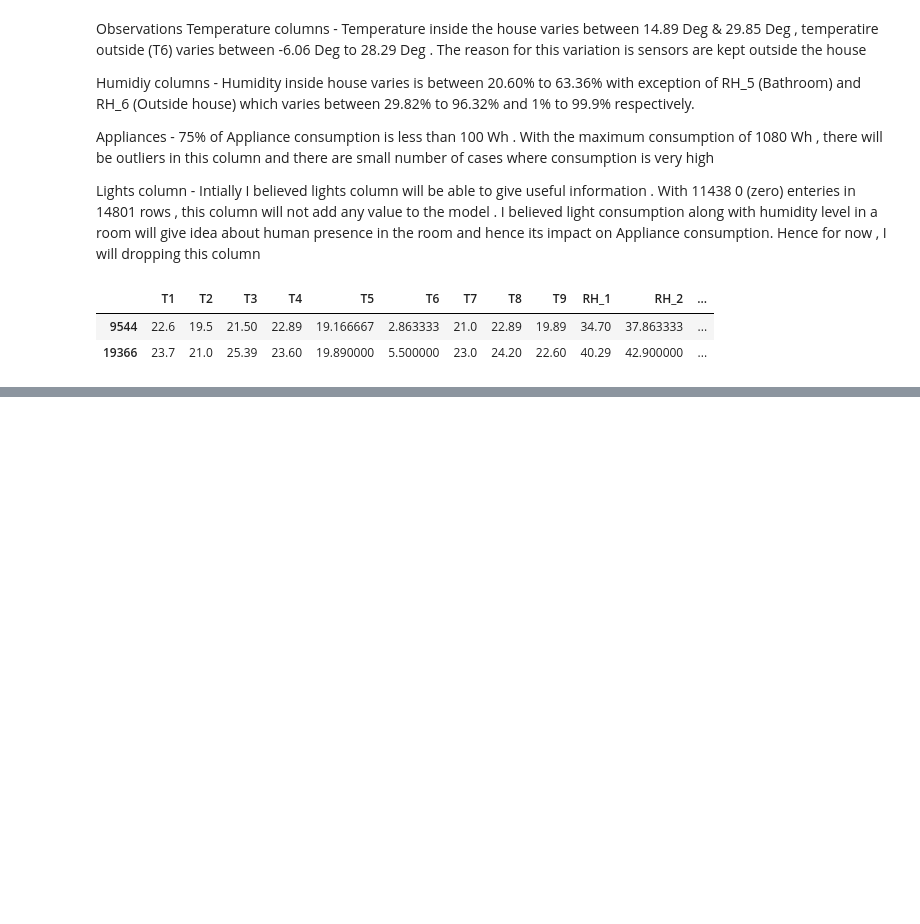
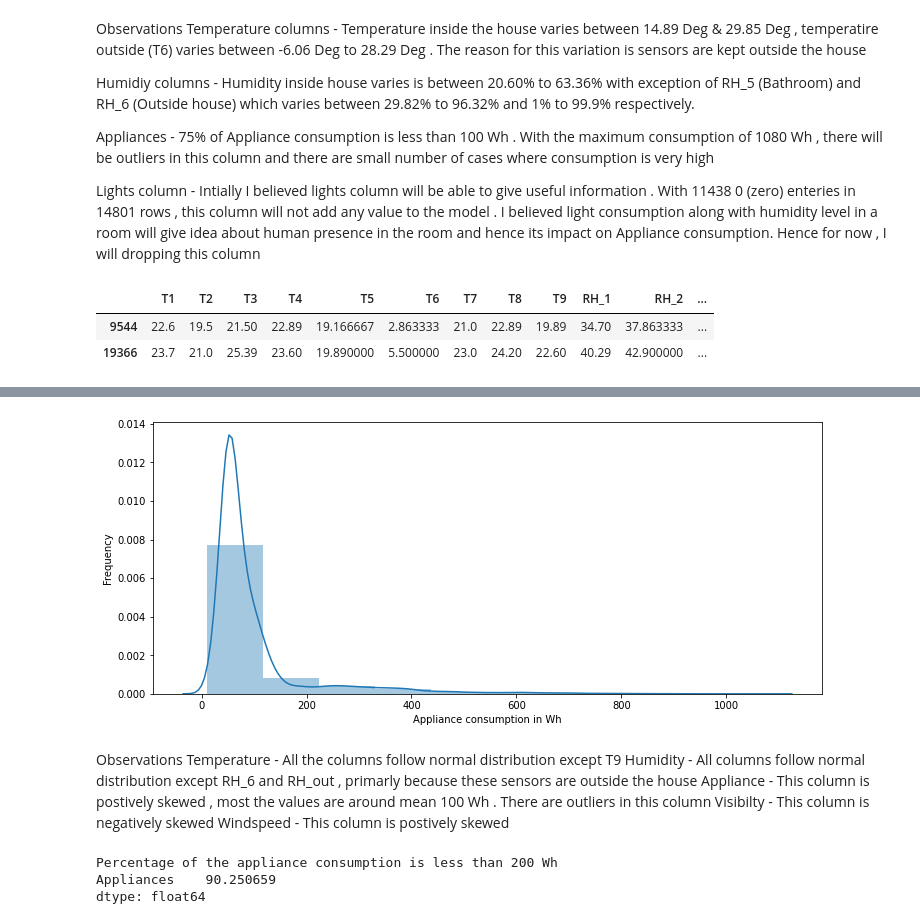
Before and after one commit to nileshrathod17/Appliances-Energy-Predication-Capstone-Project, a Jupyter notebook: Appliances_Energy_Predication_Capstone_Project.ipynb, the cells around one changed output, grey strips where cells are left out. Cells and saved outputs as stored; diff of their text form; code cells hidden in the pictures; blank space fills up the shorter version.

Commit message:
Observations Temperature

```diff
--- a/Appliances_Energy_Predication_Capstone_Project.ipynb
+++ b/Appliances_Energy_Predication_Capstone_Project.ipynb
@@ -233,0 +301,23 @@ feature_vars.head(2)
+# %%
+# Distribution of values in Applainces column
+f = plt.figure(figsize=(12,5))
+plt.xlabel('Appliance consumption in Wh')
+plt.ylabel('Frequency')
+sns.distplot(target_vars , bins=10 ) ;
+# %% [output]
+[figure, added]
+# %% [markdown]
+Observations
+Temperature - All the columns follow normal distribution except T9
+Humidity - All columns follow normal distribution except RH_6 and RH_out , primarly because these sensors are outside the house
+Appliance - This column is postively skewed , most the values are around mean 100 Wh . There are outliers in this column
+Visibilty - This column is negatively skewed
+Windspeed - This column is postively skewed
+# %%
+#Appliance column range with consumption less than 200 Wh
+print('Percentage of the appliance consumption is less than 200 Wh')
+print(((target_vars[target_vars <= 200].count()) / (len(target_vars)))*100 )
+# %% [output]
+Percentage of the appliance consumption is less than 200 Wh
+Appliances    90.250659
+dtype: float64
```
Also changed, not shown: parts of 10 cells of this notebook.
